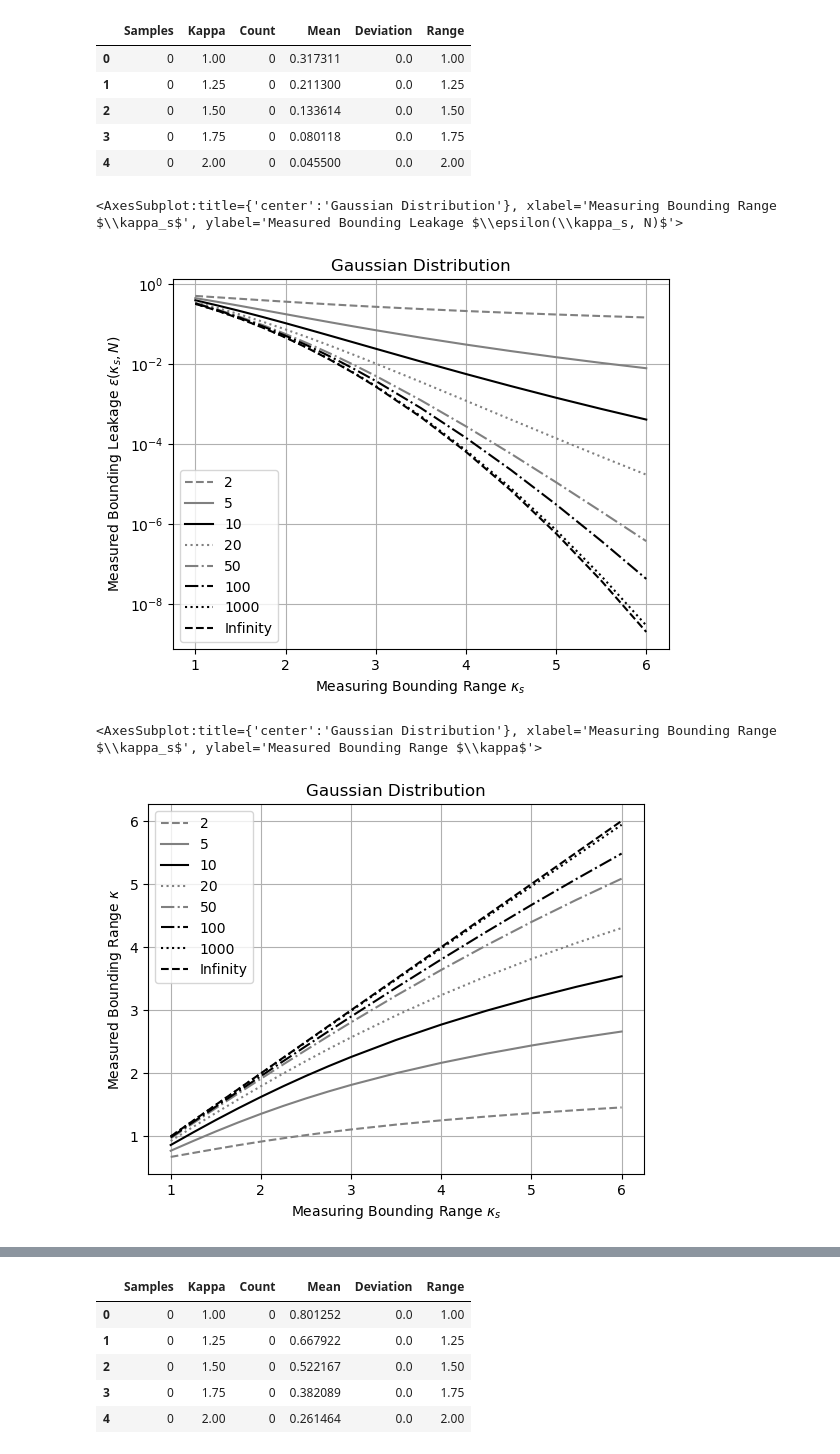
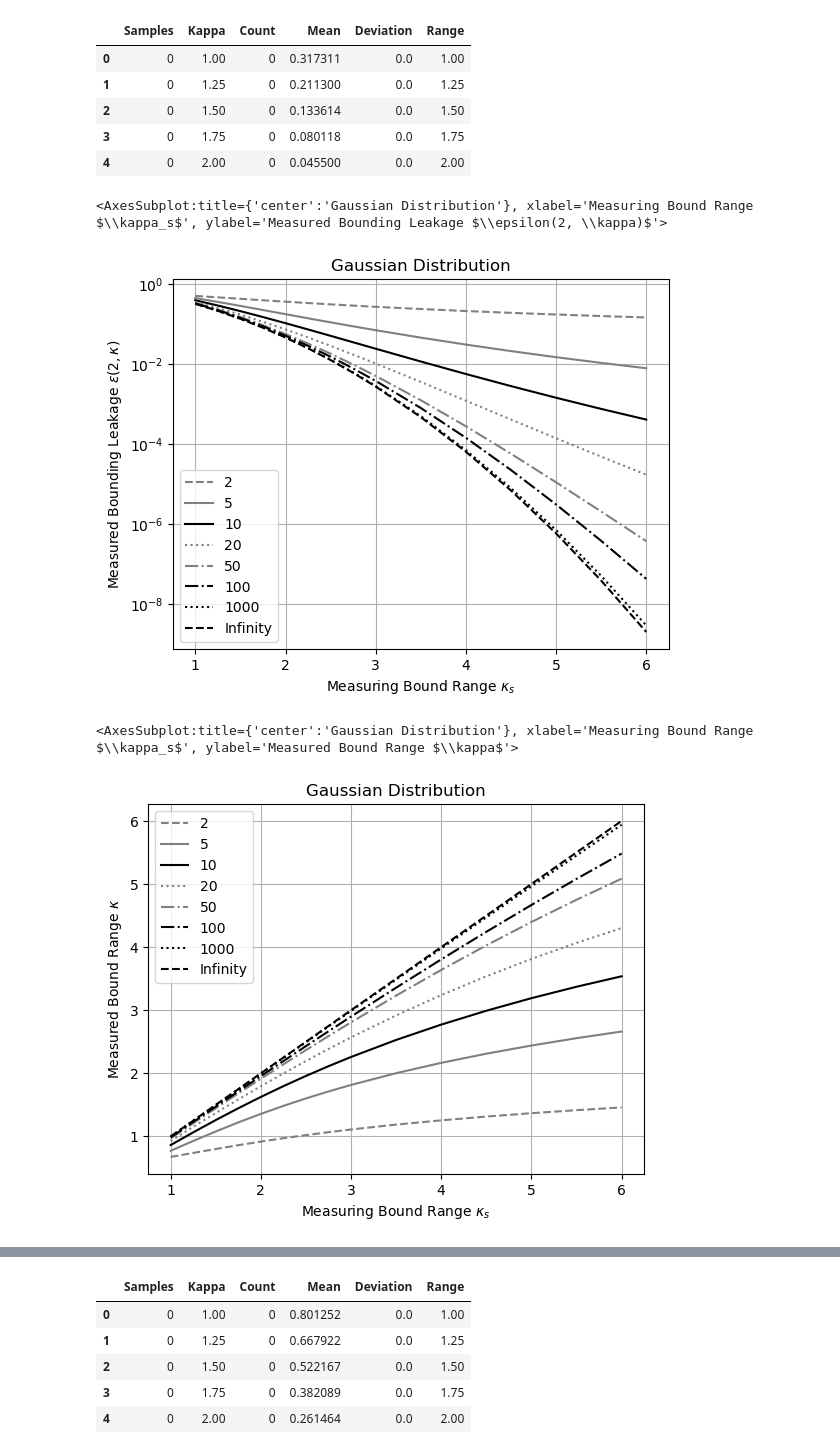
Before and after one commit to Chengpu0707/VarianceArithmetic, a Jupyter notebook: IPyNb/StatisticalBounding.ipynb, the cells around one changed output, grey strips where cells are left out. Drawn from its saved outputs; the diff is of its cells as text; code cells hidden in the pictures.

```diff
--- a/IPyNb/StatisticalBounding.ipynb
+++ b/IPyNb/StatisticalBounding.ipynb
@@ -45,17 +21,17 @@ dfN.head()
 # %%
 ax = dfN[dfN['Samples'] == 2].plot(x='Kappa', y='Mean', label=2, color='gray', style='--')
 dfN[dfN['Samples'] == 5].plot(x='Kappa', y='Mean', label='5', color='gray', style='-', ax=ax)
 dfN[dfN['Samples'] == 10].plot(x='Kappa', y='Mean', label='10', color='black', style='-', ax=ax)
 dfN[dfN['Samples'] == 20].plot(x='Kappa', y='Mean', label='20', color='gray', style=':', ax=ax)
 dfN[dfN['Samples'] == 50].plot(x='Kappa', y='Mean', label='50', color='gray', style='-.', ax=ax)
 dfN[dfN['Samples'] == 100].plot(x='Kappa', y='Mean', label='100', color='black', style='-.', ax=ax)
 dfN[dfN['Samples'] == 1000].plot(x='Kappa', y='Mean', label='1000', color='black', style=':', ax=ax)
 dfN[dfN['Samples'] == 0].plot(x='Kappa', y='Mean', label='Infinity', color='black', style='--', ax=ax, grid=True, logy=True,
-                title='Gaussian Distribution', xlabel=r'Measuring Bounding Range $\kappa_s$',
-                              ylabel=r'Measured Bounding Leakage $\epsilon(\kappa_s, N)$')
+                title='Gaussian Distribution', xlabel=r'Measuring Bound Range $\kappa_s$',
+                              ylabel=r'Measured Bounding Leakage $\epsilon(2, \kappa)$')
 # %% [output]
-<AxesSubplot:title={'center':'Gaussian Distribution'}, xlabel='Measuring Bounding Range $\\kappa_s$', ylabel='Measured Bounding Leakage $\\epsilon(\\kappa_s, N)$'>
+<AxesSubplot:title={'center':'Gaussian Distribution'}, xlabel='Measuring Bound Range $\\kappa_s$', ylabel='Measured Bounding Leakage $\\epsilon(2, \\kappa)$'>
-[figure, old version]
+[figure, new version]
 # %%
 ax = dfN[dfN['Samples'] == 2].plot(x='Kappa', y='Range', label=2, color='gray', style='--')
 dfN[dfN['Samples'] == 5].plot(x='Kappa', y='Range', label='5', color='gray', style='-', ax=ax)
@@ -65,8 +41,8 @@ dfN[dfN['Samples'] == 50].plot(x='Kappa', y='Range', label='50', color='gray', s
 dfN[dfN['Samples'] == 100].plot(x='Kappa', y='Range', label='100', color='black', style='-.', ax=ax)
 dfN[dfN['Samples'] == 1000].plot(x='Kappa', y='Range', label='1000', color='black', style=':', ax=ax)
 dfN[dfN['Samples'] == 0].plot(x='Kappa', y='Range', label='Infinity', color='black', style='--', ax=ax, grid=True,
-                              title='Gaussian Distribution', xlabel=r'Measuring Bounding Range $\kappa_s$',
-                              ylabel=r'Measured Bounding Range $\kappa$')
+                              title='Gaussian Distribution', xlabel=r'Measuring Bound Range $\kappa_s$',
+                              ylabel=r'Measured Bound Range $\kappa$')
 # %% [output]
-<AxesSubplot:title={'center':'Gaussian Distribution'}, xlabel='Measuring Bounding Range $\\kappa_s$', ylabel='Measured Bounding Range $\\kappa$'>
+<AxesSubplot:title={'center':'Gaussian Distribution'}, xlabel='Measuring Bound Range $\\kappa_s$', ylabel='Measured Bound Range $\\kappa$'>
-[figure, old version]
+[figure, new version]
```
Also changed, not shown: parts of 11 cells of this notebook, 14 other files.
